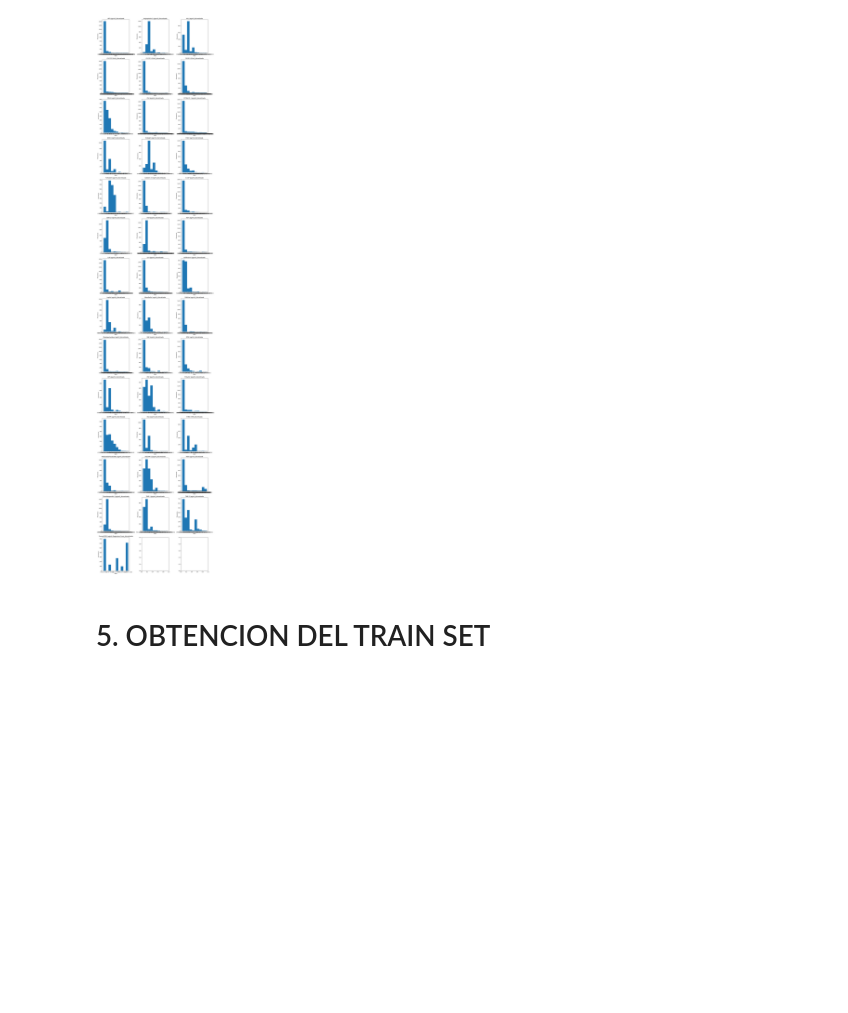
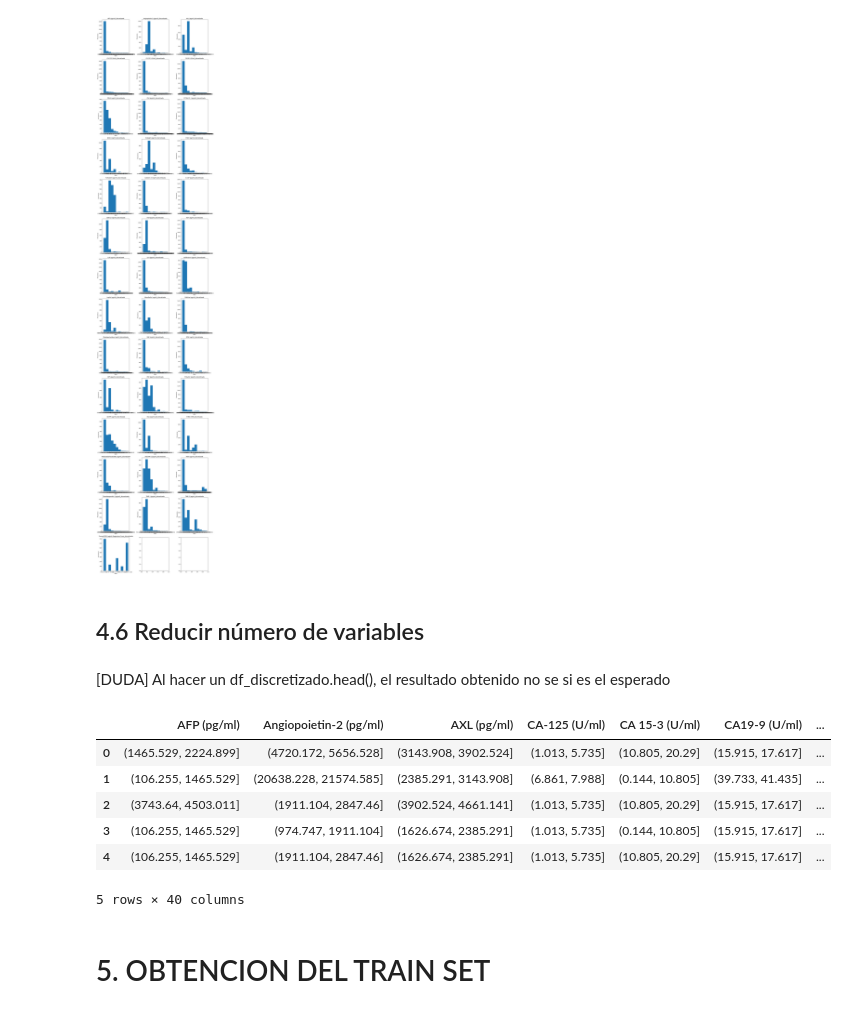
Before and after one commit to Lusku/MaterialMaster, a Jupyter notebook: TFM.ipynb, the cells around one changed output. Drawn from its saved outputs; the diff is of its cells as text; code cells hidden in the pictures; blank space fills up the shorter version.

Commit message:
[TFM] - Limpieza de datos - discretización variables numéricas

```diff
--- a/TFM.ipynb
+++ b/TFM.ipynb
@@ -989,6 +990,7 @@ CancerSEEK Logistic Regression Score    float64
 CancerSEEK Test Result                   object
 dtype: object
 # %%
+# P
 # Función para calcular el número óptimo de bins basado en la regla de Scott
 def calcular_bins(data):
     n = len(data)
@@ -1003,7 +1005,7 @@ def discretizar_df(df):
     df_discretizado = pd.DataFrame()
     for columna in df.select_dtypes(include=['number']).columns:
         num_bins = calcular_bins(df[columna])
-        df_discretizado[f'{columna}_discretizada'] = pd.cut(df[columna], bins=num_bins)
+        df_discretizado[f'{columna}'] = pd.cut(df[columna], bins=num_bins)
     return df_discretizado
 
 # Discretizar el DataFrame
@@ -1134,0 +1107,14 @@ df.plot(kind="scatter", x="precio", y="calificacion") # crear un gráfico de dis
+# %% [markdown]
+## 4.6 Reducir número de variables
+# %% [markdown]
+[DUDA] Al hacer un df_discretizado.head(), el resultado obtenido no se si es el esperado
+# %%
+df_discretizado.head()
+# %% [output]
+|  | AFP (pg/ml) | Angiopoietin-2 (pg/ml) | AXL (pg/ml) | CA-125 (U/ml) | CA 15-3 (U/ml) | CA19-9 (U/ml) | ... |
+| 0 | (1465.529, 2224.899] | (4720.172, 5656.528] | (3143.908, 3902.524] | (1.013, 5.735] | (10.805, 20.29] | (15.915, 17.617] | ... |
+| 1 | (106.255, 1465.529] | (20638.228, 21574.585] | (2385.291, 3143.908] | (6.861, 7.988] | (0.144, 10.805] | (39.733, 41.435] | ... |
+| 2 | (3743.64, 4503.011] | (1911.104, 2847.46] | (3902.524, 4661.141] | (1.013, 5.735] | (10.805, 20.29] | (15.915, 17.617] | ... |
+| 3 | (106.255, 1465.529] | (974.747, 1911.104] | (1626.674, 2385.291] | (1.013, 5.735] | (0.144, 10.805] | (15.915, 17.617] | ... |
+| 4 | (106.255, 1465.529] | (1911.104, 2847.46] | (1626.674, 2385.291] | (1.013, 5.735] | (10.805, 20.29] | (15.915, 17.617] | ... |
+5 rows × 40 columns
```
Also changed, not shown: parts of 3 cells of this notebook.
